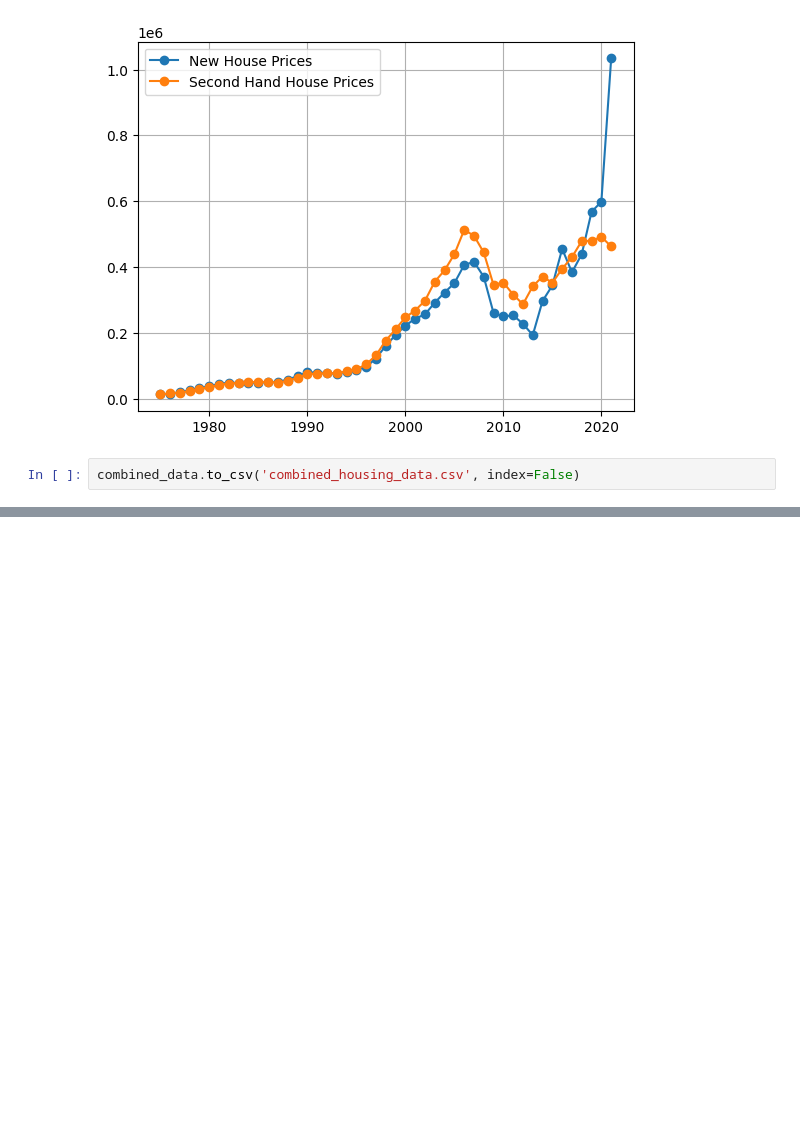
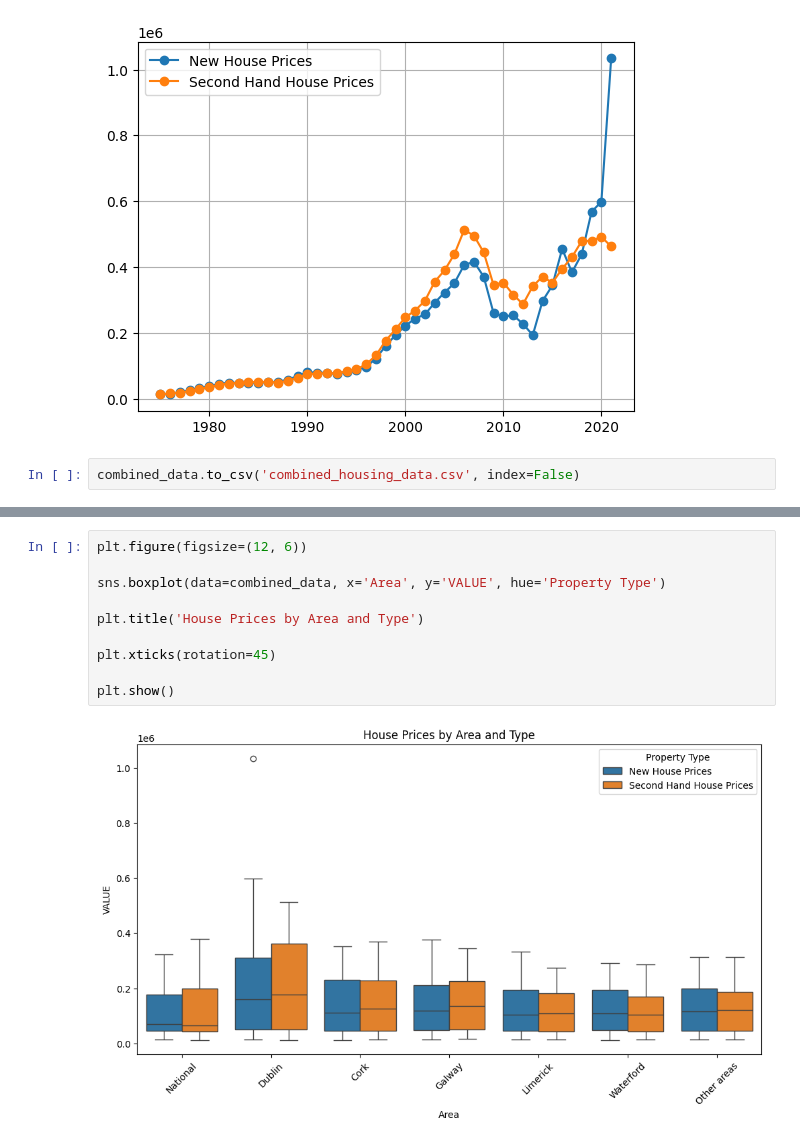
Before and after one commit to babiweltson/strategicthinkingCA3, a Jupyter notebook: CA3StrategicThinking.ipynb, the cells around one changed output, grey strips where cells are left out. Saved outputs shown, nothing was run; the diff lists cells and outputs as text; blank space fills up the shorter version.

```diff
--- a/CA3StrategicThinking.ipynb
+++ b/CA3StrategicThinking.ipynb
@@ -255,0 +256,12 @@ Year
+# %%
+plt.figure(figsize=(12, 6))
+
+sns.boxplot(data=combined_data, x='Area', y='VALUE', hue='Property Type')
+
+plt.title('House Prices by Area and Type')
+
+plt.xticks(rotation=45)
+
+plt.show()
+# %% [output]
+[figure, added]
```
Also changed, not shown: parts of 8 cells of this notebook.
